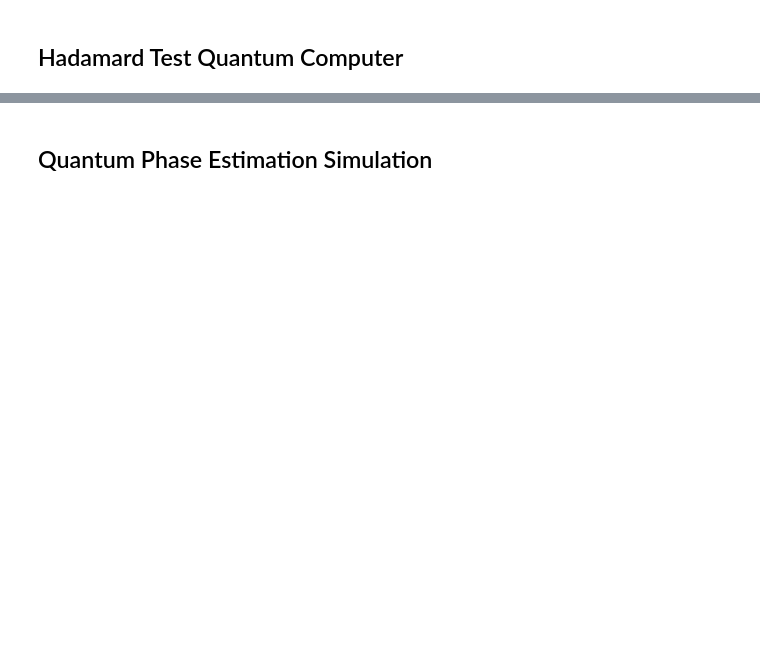
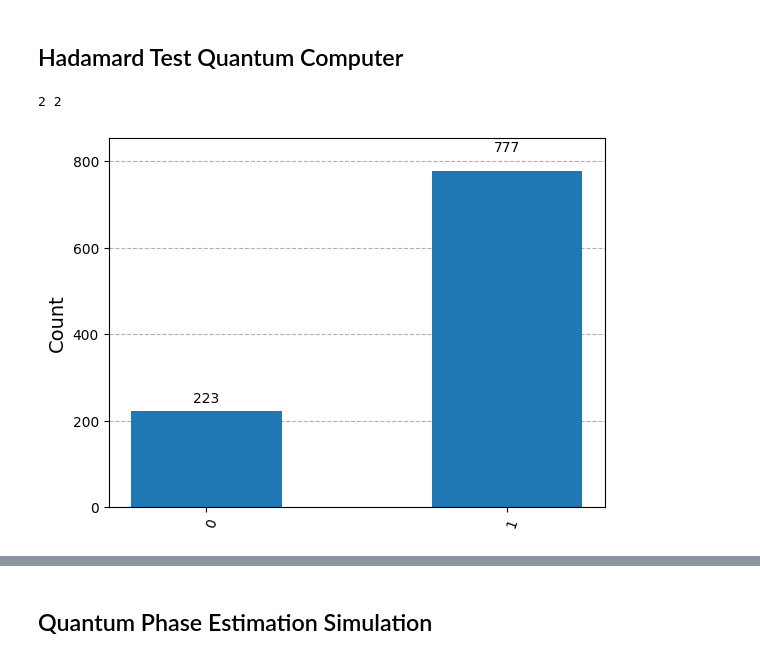
Before and after one commit to Quantum-Linear-Algebra/Intro-to-Quantum-Linear-Algebra, a Jupyter notebook: 6-Quantum_Phase_Estimation_vs_Hadamard_Test.ipynb, the cells around one changed output, grey strips where cells are left out. Cells and saved outputs as stored; diff of their text form; code cells hidden in the pictures; blank space fills up the shorter version.

```diff
--- a/6-Quantum_Phase_Estimation_vs_Hadamard_Test.ipynb
+++ b/6-Quantum_Phase_Estimation_vs_Hadamard_Test.ipynb
@@ -181,0 +207,29 @@ plt.show()
+# %%
+HTre = re_HT(angle)
+HTim = im_HT(angle)
+# %%
+HTre_trans = transpile(HTre, backend = backend, optimization_level = 3) # transpile real HT circuit
+twodepth1 = HTre_trans.depth(lambda x: x.operation.name == "ecr") # get number of 2-qubit gates in path
+
+HTim_trans = transpile(HTim, backend = backend, optimization_level = 3) # transpile imaginary HT circuit
+twodepth2 = HTim_trans.depth(lambda x: x.operation.name == "ecr") # get number of 2-qubit gates in path
+
+print(twodepth1, twodepth2)
+# %% [output]
+2 2
+# %%
+# run both HT circuits on hardware
+reHT_job = sampler.run([HTre_trans], shots=shots)
+imHT_job = sampler.run([HTim_trans], shots=shots)
+# %%
+# get results for circuits
+re_result = reHT_job.result()[0]
+im_result = imHT_job.result()[0]
+
+# gather counts for circuit
+re_counts = re_result.data.c.get_counts()
+im_counts = im_result.data.c.get_counts()
+# %%
+plot_histogram(re_counts)
+# %% [output]
+[figure, added]
```
Also changed, not shown: parts of 45 cells of this notebook.
